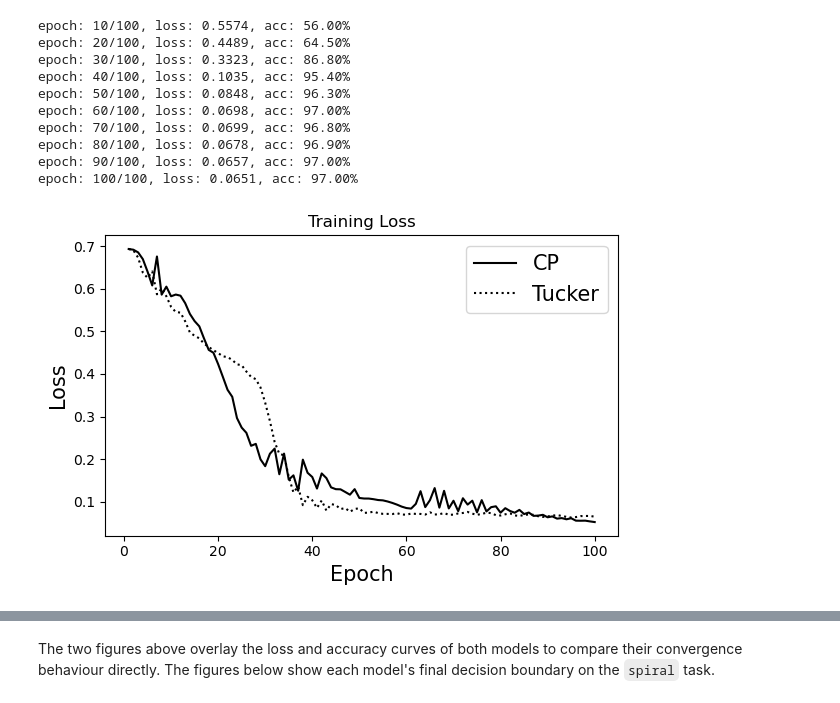
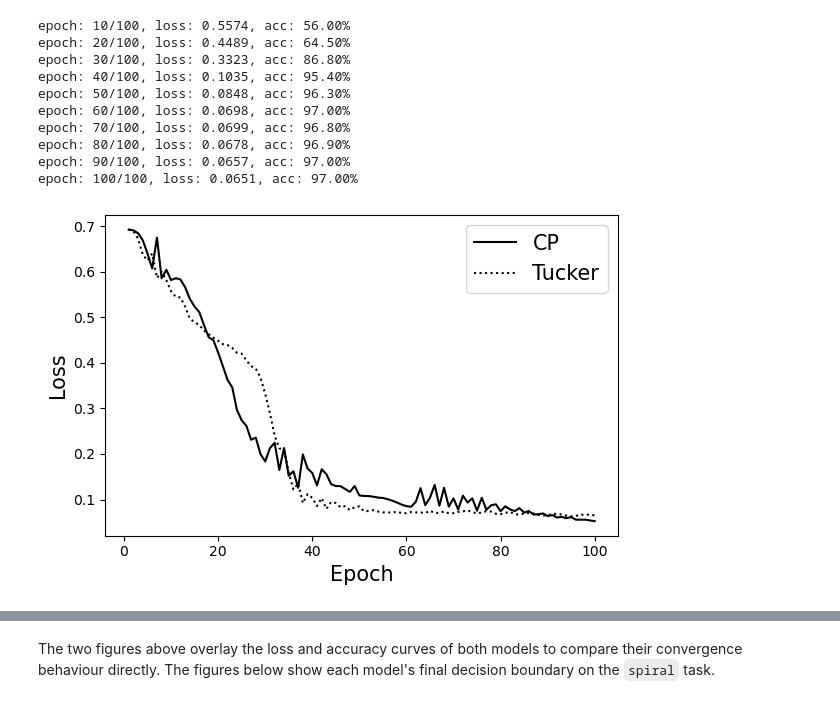
Before and after one commit to Yangshan-Xiang/MyTorch, a Jupyter notebook: report.ipynb, the cells around one changed output, grey strips where cells are left out. Saved outputs shown, nothing was run; the diff lists cells and outputs as text; code cells hidden in the pictures.

```diff
--- a/report.ipynb
+++ b/report.ipynb
@@ -851,15 +851,14 @@ epoch: 100/100, loss: 0.0651, acc: 97.00%
 # %%
 fig, ax = plt.subplots(figsize=(6, 4))
 ax.plot(range(1, 101), loss_cp, label="CP", linestyle="-", color="black")
 ax.plot(range(1, 101), loss_tucker, label="Tucker", linestyle=":", color="black")
-ax.set_title("Training Loss")
 ax.set_xlabel("Epoch", fontsize=15)
 ax.set_ylabel("Loss", fontsize=15)
 ax.legend(fontsize=15)
 plt.tight_layout()
 plt.show()
 # %% [output]
-[figure, old version]
+[figure, new version]
 # %%
 fig, ax = plt.subplots(figsize=(6, 4))
 ax.plot(range(1, 101), acc_cp, label="CP", linestyle="-", color="black")
```
Also changed, not shown: parts of 3 cells of this notebook, 2 other files.
